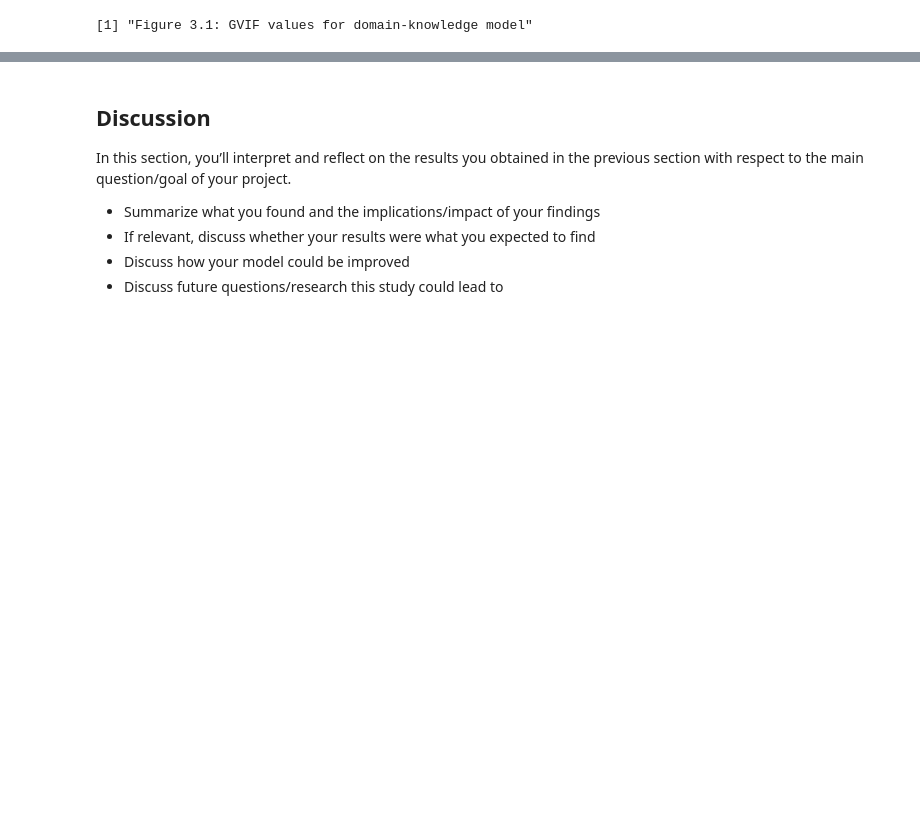
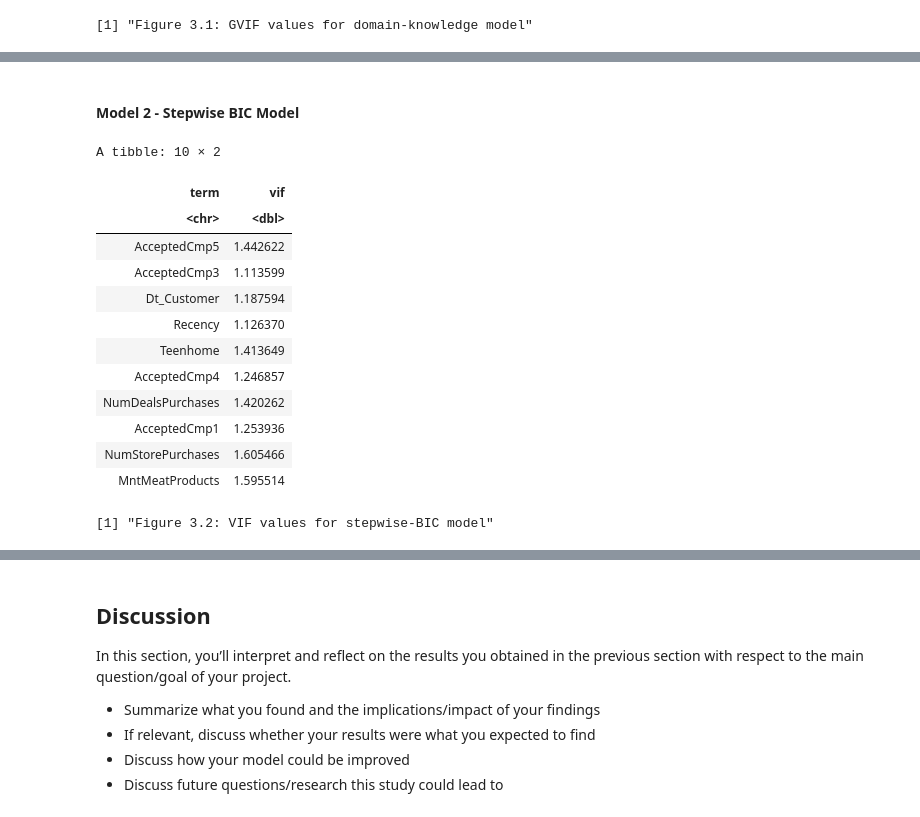
Before and after one commit to nelsonli2323/STAT-301-Project, a Jupyter notebook: Final_Report.ipynb, the cells around one changed output, grey strips where cells are left out. Saved outputs shown, nothing was run; the diff lists cells and outputs as text; code cells hidden in the pictures; blank space fills up the shorter version.

```diff
--- a/Final_Report.ipynb
+++ b/Final_Report.ipynb
@@ -305,0 +328,38 @@ A tibble: 14 × 7
+# %% [markdown]
+#### Model 2 - Stepwise BIC Model
+# %%
+# Full model without transformed columns (ie. Total_Spend, Age, Total_AcceptedCmp)
+full_model <- glm(Response ~ . -Age -Total_Spend -Total_AcceptedCmp,
+                  data = selection_set,
+                  family = "binomial")
+
+# Null model
+null_model <- glm(Response ~ 1, data = selection_set, family = "binomial")
+
+# Stepwise BIC selection
+n <- nrow(selection_set)
+BIC_model <- stepAIC(null_model,
+                     direction = "forward",
+                     scope = list(lower = null_model, upper = full_model),
+                     k = log(n),
+                     trace = FALSE)
+
+# Checking multicollinearity
+bic_vif <- tibble(term = names(vif(BIC_model)), vif = vif(BIC_model))
+bic_vif
+print("Figure 3.2: VIF values for stepwise-BIC model")
+# %% [output]
+A tibble: 10 × 2
+| term | vif |
+| <chr> | <dbl> |
+| AcceptedCmp5 | 1.442622 |
+| AcceptedCmp3 | 1.113599 |
+| Dt_Customer | 1.187594 |
+| Recency | 1.126370 |
+| Teenhome | 1.413649 |
+| AcceptedCmp4 | 1.246857 |
+| NumDealsPurchases | 1.420262 |
+| AcceptedCmp1 | 1.253936 |
+| NumStorePurchases | 1.605466 |
+| MntMeatProducts | 1.595514 |
+[1] "Figure 3.2: VIF values for stepwise-BIC model"
```
Also changed, not shown: parts of 5 cells of this notebook.
